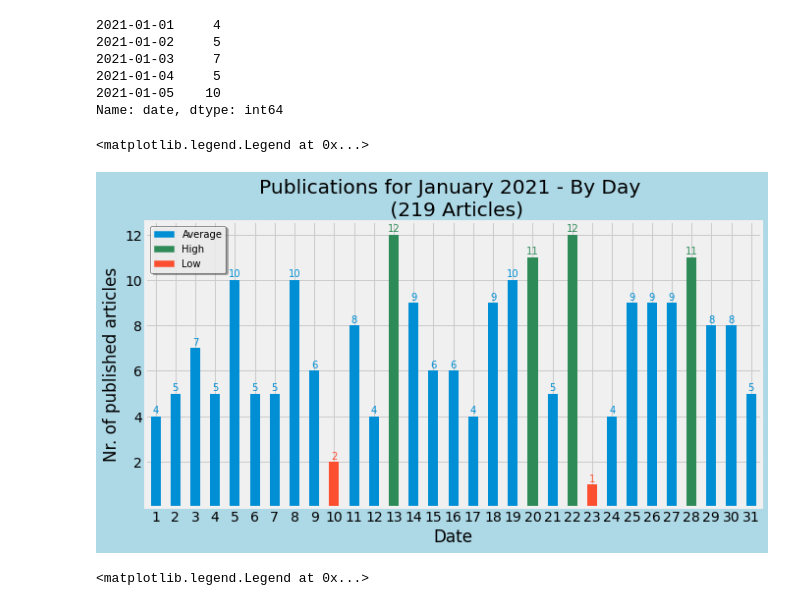
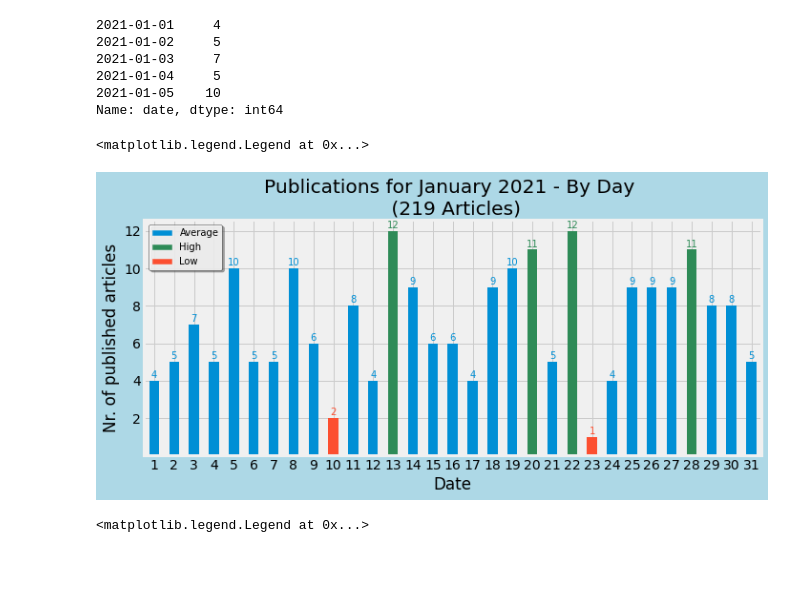
Before and after one commit to vollenia/data_analysis_CNN_news, a Jupyter notebook: analysis_cnn_xml.ipynb, the cells around one changed output. Saved outputs shown, nothing was run; the diff lists cells and outputs as text; code cells hidden in the pictures; blank space fills up the shorter version.

```diff
--- a/analysis_cnn_xml.ipynb
+++ b/analysis_cnn_xml.ipynb
@@ -215,7 +217,7 @@ print(np.std(weekdays_pub.values[:5]), np.std(weekdays_pub.values[5:]))
 21.562931155109688 13.0
 # %%
 # Inititating the plot
-fig_days, ax_days = plt.subplots()
+fig_days, ax_days = plt.subplots(tight_layout=True)
 
 # Feeding the data (pandas Series)
 weekdays_pub.plot(kind="bar", title=f"Publications for 2021 - By Weekday \n ({np.sum(weekdays_pub.values)} Articles)", figsize=(10,5))
@@ -232,5 +234,5 @@ ax_days.set_yticks(np.arange(0,np.max(weekdays_pub)+1, step=100)[1:])
 ax_days.set_xlabel("Weekdays")
 ax_days.set_ylabel("Nr. of articles published")
 
-fig_days.subplots_adjust()
+#fig_days.savefig("days", facecolor="lightblue")
 # %% [output]
@@ -238,6 +240,6 @@ fig_days.subplots_adjust()
 # %%
 # Inititating the plot
-fig_days, ax_days = plt.subplots()
+fig_days, ax_days = plt.subplots(tight_layout=True)
 
 # Feeding the data (pandas Series)
 weekdays_pub.plot(kind="barh", title=f"Publications for 2021 - By Weekday \n ({np.sum(weekdays_pub.values)} Articles)", figsize=(10,5))
@@ -256,5 +258,7 @@ fig_days.set_facecolor("lightblue")
 #ax_days.set_xticks(np.arange(0,np.max(weekdays_pub)+1, step=100)[1:])
 ax_days.set_ylabel("Weekdays")
 ax_days.set_xlabel("Nr. of articles published")
+
+#fig_days.savefig("days", facecolor="lightblue")
 # %% [output]
 Text(0.5, 0, 'Nr. of articles published')
@@ -395,41 +410,43 @@ std = np.round(np.std(publications_one_month.values), 0)
 bar_c = ["#fc4f30" if (d<avg-std) else "seagreen" if (d>avg+std) else "#008fd5" for d in publications_one_month.values]
 
 # Initiating the plot
-fig_pub_month, ax_pub_month = plt.subplots()
+fig_pub_month, ax_pub_month = plt.subplots(tight_layout=True)
 
 # Feeding the data (pandas Series)
 publications_one_month.plot(kind="bar", title=f"Publications for January 2021 - By Day \n ({np.sum(publications_one_month.values)} Articles)",
                             figsize=(10,5), alpha=1, linewidth=2, edgecolor=None, color=bar_c)
 
 # Annotating individual bars
 for bar in ax_pub_month.patches:
     if bar.get_height() < avg-std:
         x = "#fc4f30"
     elif bar.get_height() > avg+std:
         x = "seagreen" # #6d904f
     else:
         x="#008fd5"
     ax_pub_month.annotate(bar.get_height(),(bar.get_x()+bar.get_width()/2, bar.get_height()),
     xytext=(0, 6), fontsize=10, color=x, textcoords="offset points", ha="center", va="center")
 
 # Configuring the chart
 fig_pub_month.set_facecolor("lightblue") # outer
 #ax_pub.set_facecolor('lightgrey') # inner
 ax_pub_month.set_xticks(np.arange(len(publications_one_month))) # custom ticks 1/2
 ax_pub_month.set_xticklabels(np.arange(1, len(publications_one_month)+1), rotation=0) # custom ticks 2/2
 ax_pub_month.set_yticks(np.arange(0,np.max(publications_one_month)+1, step=2)[1:])
 ax_pub_month.set_xlabel("Date")
 ax_pub_month.set_ylabel("Nr. of published articles")
 
 import matplotlib.patches as mpatches
 blue_patch = mpatches.Patch(color="#008fd5", label="Average")
 green_patch = mpatches.Patch(color="seagreen", label="High")
 red_patch = mpatches.Patch(color="#fc4f30", label="Low")
 ax_pub_month.legend(handles=[blue_patch, green_patch, red_patch], handleheight=bar.get_width(), loc="upper left", title=None,
                     facecolor="white", edgecolor="black", fancybox=True, shadow=True, borderpad=None, framealpha=0.8, fontsize=10)
+
+#fig_pub_month.savefig("pub_month", facecolor="lightblue")
 # %% [output]
 <matplotlib.legend.Legend at 0x...>
-[figure, old version]
+[figure, new version]
 # %%
 # Defining the variables
 avg = np.mean(publications_one_month.values)
```
Also changed, not shown: parts of 7 cells of this notebook.
